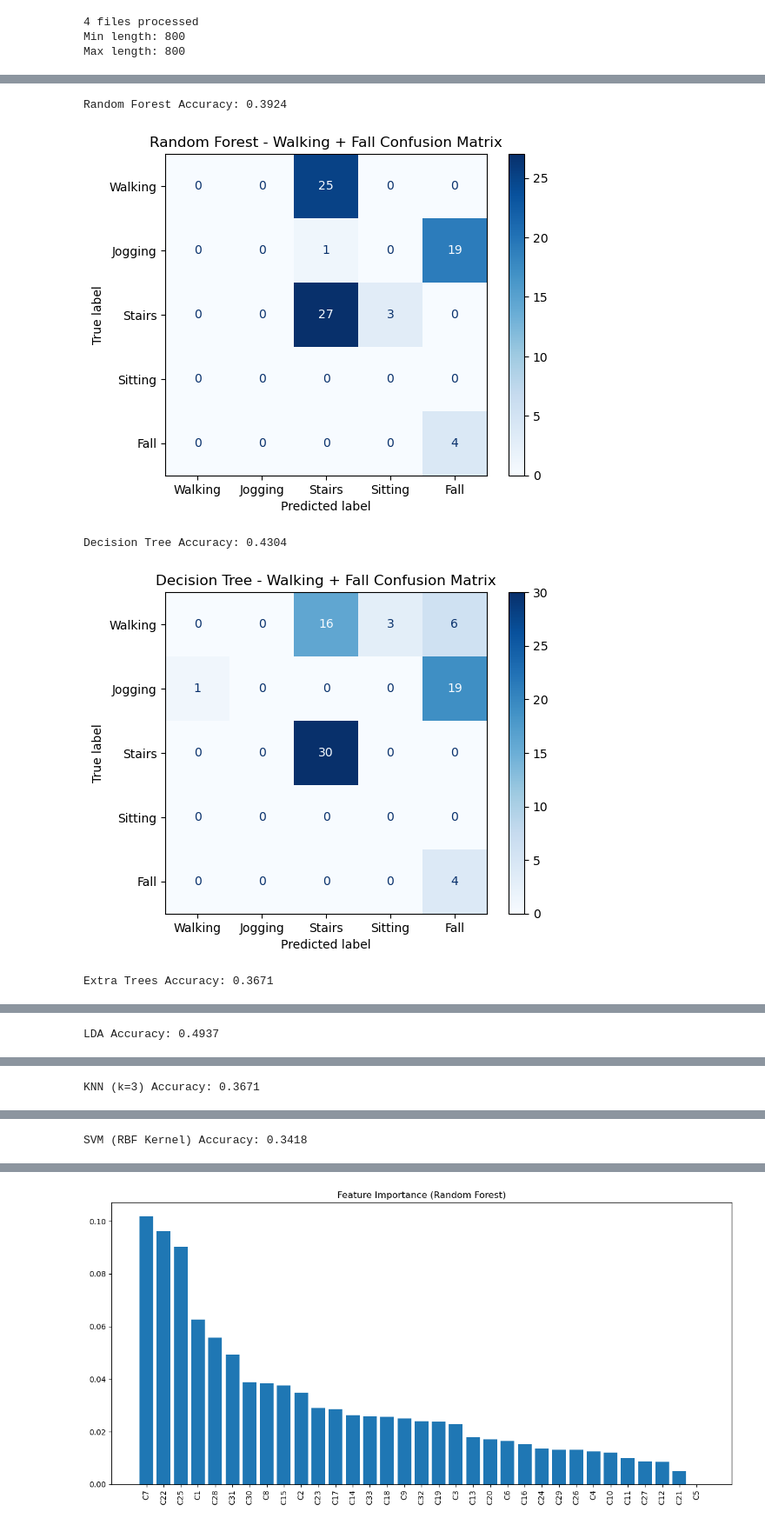
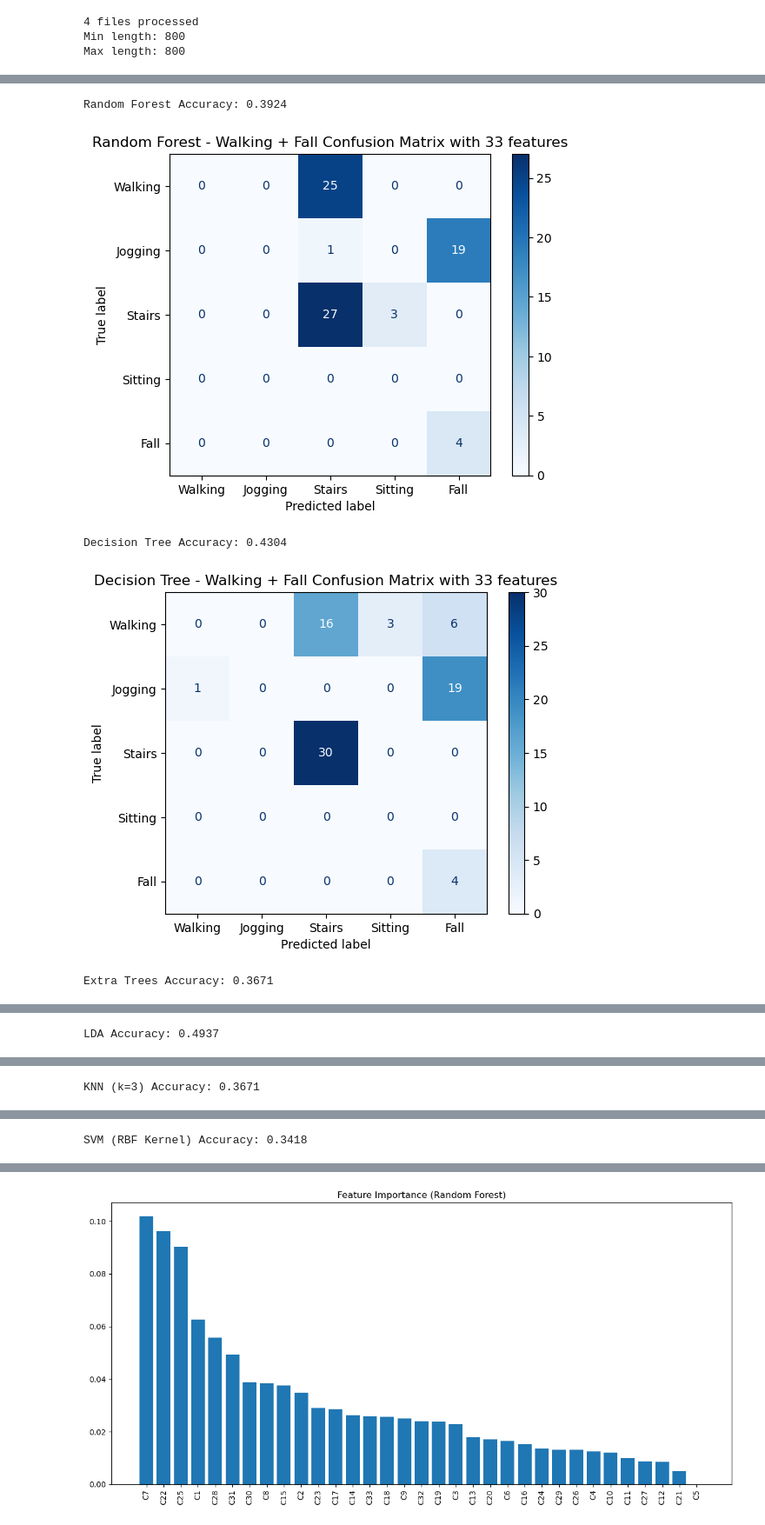
Before and after one commit to AliShrz/earpiece-fall-detection, a Jupyter notebook: trimmed_dataset.ipynb, the cells around one changed output, grey strips where cells are left out. Shown at 87% size. Drawn from its saved outputs; the diff is of its cells as text; code cells hidden in the pictures.

```diff
--- a/trimmed_dataset.ipynb
+++ b/trimmed_dataset.ipynb
@@ -586,18 +586,17 @@ Max length: 800
 # %%
 from sklearn.ensemble import RandomForestClassifier
 from sklearn.tree import DecisionTreeClassifier
-from sklearn.neighbors import KNeighborsClassifier
-from sklearn.linear_model import LogisticRegression
-from sklearn.naive_bayes import GaussianNB
-from sklearn.svm import SVC
-from sklearn.ensemble import GradientBoostingClassifier
 from sklearn.ensemble import ExtraTreesClassifier
 from sklearn.discriminant_analysis import LinearDiscriminantAnalysis
-# from xgboost import XGBClassifier
+from sklearn.neighbors import KNeighborsClassifier
+from sklearn.svm import SVC
+from sklearn.linear_model import LogisticRegression
+
 from sklearn.metrics import accuracy_score
 from sklearn.model_selection import train_test_split
 from sklearn.model_selection import cross_val_score, train_test_split
 from sklearn.metrics import ConfusionMatrixDisplay
+
 
 X_train_combined, X_test_combined, y_train_combined, y_test_combined = train_test_split(
     feature_matrix_combined, label_vector, test_size=0.2, random_state=42, stratify=label_vector
@@ -618,9 +617,6 @@ models = {
     "LDA": LinearDiscriminantAnalysis(),
     "KNN (k=3)": KNeighborsClassifier(n_neighbors=3),
     "SVM (RBF Kernel)": SVC(kernel='poly', probability=True, random_state=42),
-    "Naive Bayes": GaussianNB(),
-    "Gradient Boosting": GradientBoostingClassifier(n_estimators=100, random_state=42),
-    # "XGBoost": XGBClassifier(use_label_encoder=False, eval_metric='mlogloss', random_state=42),
     "Logistic Regression": LogisticRegression(max_iter=5000, random_state=42)
 }
 
@@ -654,7 +650,7 @@ for name, model in models.items():
     acc = accuracy_score(y_test_combined, y_pred)
     print(f"{name} Accuracy (Combined): {acc:.4f}")
     disp = ConfusionMatrixDisplay.from_predictions(y_test_combined, y_pred, display_labels=class_names_combined, cmap="Blues")
-    plt.title(f"{name} - Combined Confusion Matrix")
+    plt.title(f"{name} - Combined Confusion Matrix with {X_test_combined.shape[1]} features")
     plt.show()
 # %% [output]
 Combined Classification Results:
@@ -715,27 +711,27 @@ LDA Accuracy (Combined): 0.8739
 # %%
 from sklearn.metrics import confusion_matrix, ConfusionMatrixDisplay
 
 
 # Combine walking and fall features and labels
 X_e_combined = np.vstack([walk_features, jogging_features, stairs_features, fall_features])
 y_e_combined = np.array(walk_labels + jogging_labels + stairs_labels + fall_labels)
 
 # X_combined = np.vstack([walk_features, jogging_features, stairs_features])
 # y_combined = np.array(walk_labels + jogging_labels + stairs_labels)
 
 # Evaluate models on combined data
 for name, model in models.items():
     predictions = model.predict(X_e_combined)
     acc = accuracy_score(y_e_combined, predictions)
     print(f"{name} Accuracy: {acc:.4f}")
     cm = confusion_matrix(y_e_combined, predictions, labels=[0, 1, 2, 3, 4])
     disp = ConfusionMatrixDisplay(confusion_matrix=cm, display_labels=class_names_combined)
     disp.plot(cmap=plt.cm.Blues)
-    plt.title(f"{name} - Walking + Fall Confusion Matrix")
+    plt.title(f"{name} - Walking + Fall Confusion Matrix with {X_e_combined.shape[1]} features")
     plt.show()
 # %% [output]
 Random Forest Accuracy: 0.3924
-[figure, old version]
+[figure, new version]
 Decision Tree Accuracy: 0.4304
-[figure, old version]
+[figure, new version]
 Extra Trees Accuracy: 0.3671
```
Also changed, not shown: parts of 6 cells of this notebook, 19 other files.
